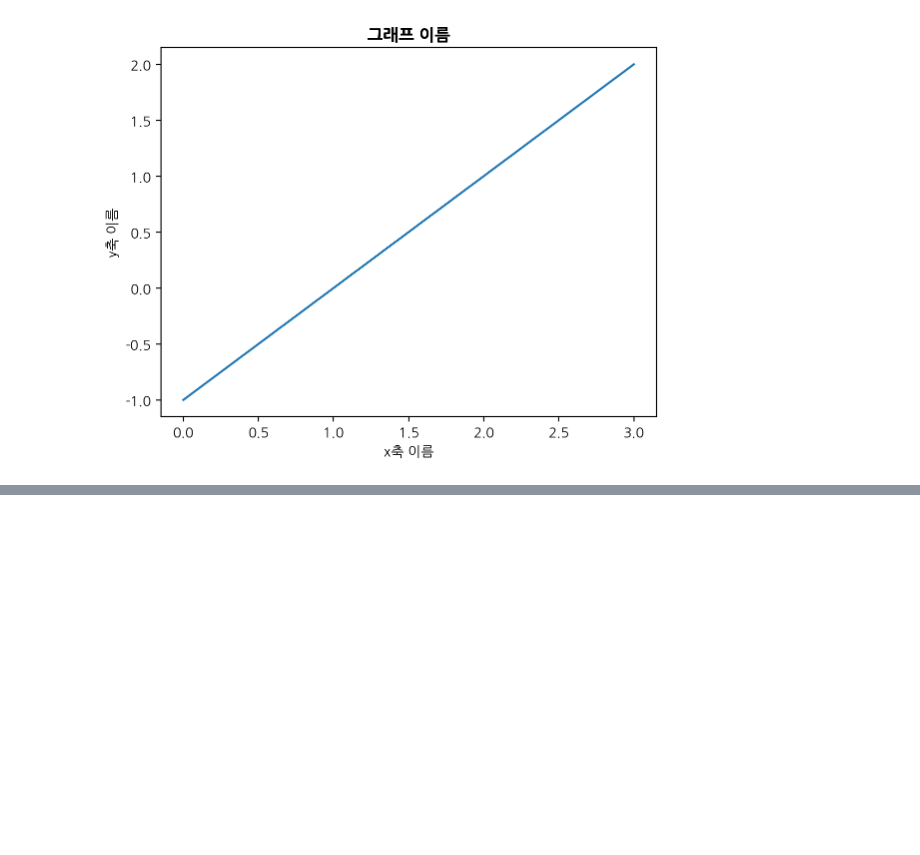
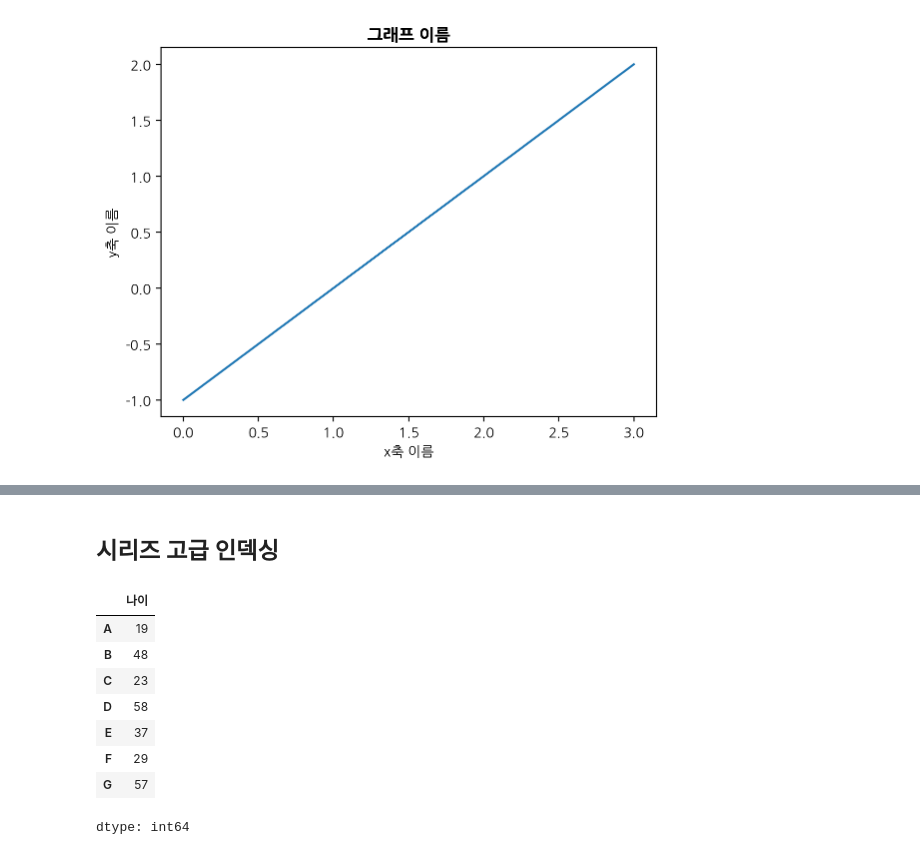
Before and after one commit to EunSeong-Jo/DMU, a Jupyter notebook: 2-sophomore/1st-semester/빅데이터/01w_bigdata_basic.ipynb, the cells around one changed output, grey strips where cells are left out. Cells and saved outputs as stored; diff of their text form; code cells hidden in the pictures; blank space fills up the shorter version.

```diff
--- a/2-sophomore/1st-semester/빅데이터/01w_bigdata_basic.ipynb
+++ b/2-sophomore/1st-semester/빅데이터/01w_bigdata_basic.ipynb
@@ -53,0 +198,16 @@ plt.show()
+# %% [markdown]
+## 시리즈 고급 인덱싱
+# %%
+age = pd.Series([19,48,23,58,37,29,57], index=list('ABCDEFG'), name='나이')
+
+age
+# %% [output]
+|  | 나이 |
+| A | 19 |
+| B | 48 |
+| C | 23 |
+| D | 58 |
+| E | 37 |
+| F | 29 |
+| G | 57 |
+dtype: int64
```
Also changed, not shown: parts of 30 cells of this notebook, 1 other file.
